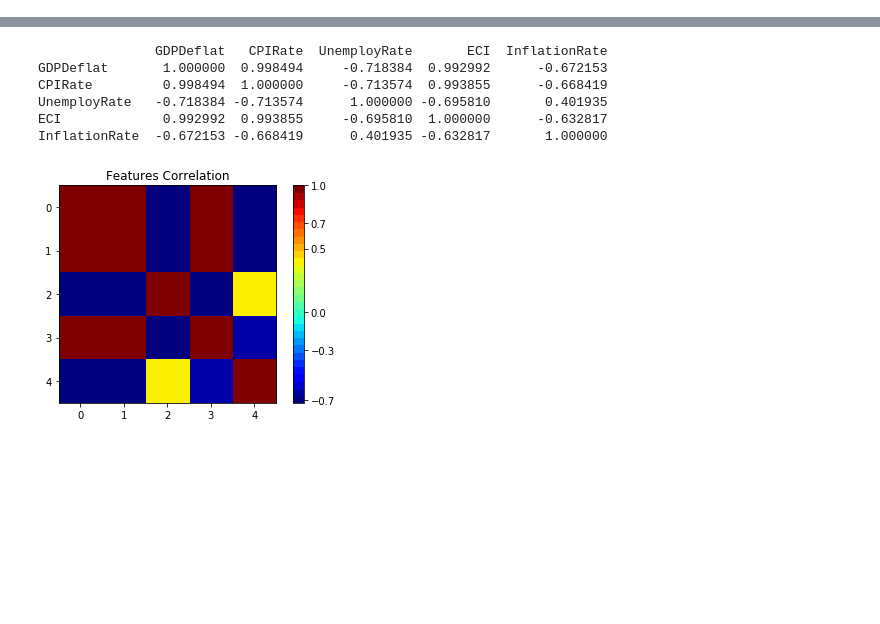
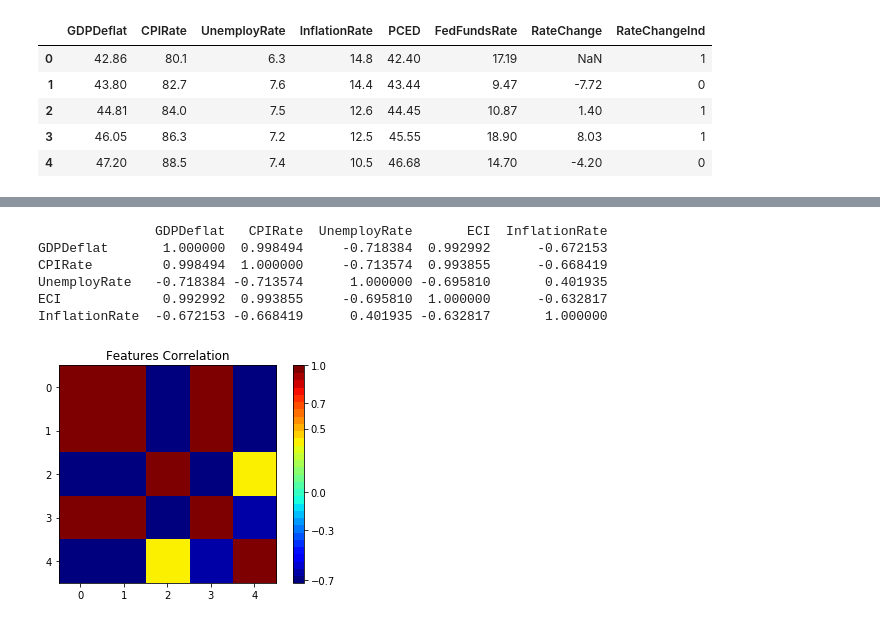
Before and after one commit to shehio/FED-Interest-Rate, a Jupyter notebook: code/model_interest_rate.ipynb, the cells around one changed output, grey strips where cells are left out. Cells and saved outputs as stored; diff of their text form; code cells hidden in the pictures; blank space fills up the shorter version.

```diff
--- a/code/model_interest_rate.ipynb
+++ b/code/model_interest_rate.ipynb
@@ -1,8 +1,16 @@
 # %%
 import pandas as pd
 
 fedrate_df = pd.read_csv(r"C:\Users\home\workspace\FED-Interest-Rate\data\FedReserveQuarterlyTrainingData.csv")
 test_data = pd.read_csv(r"C:\Users\home\workspace\FED-Interest-Rate\data\FedReserveQuarterlyTestData.csv")
+fedrate_df.head()
+# %% [output]
+|  | GDPDeflat | CPIRate | UnemployRate | InflationRate | PCED | FedFundsRate | RateChange | RateChangeInd |
+| 0 | 42.86 | 80.1 | 6.3 | 14.8 | 42.40 | 17.19 | NaN | 1 |
+| 1 | 43.80 | 82.7 | 7.6 | 14.4 | 43.44 | 9.47 | -7.72 | 0 |
+| 2 | 44.81 | 84.0 | 7.5 | 12.6 | 44.45 | 10.87 | 1.40 | 1 |
+| 3 | 46.05 | 86.3 | 7.2 | 12.5 | 45.55 | 18.90 | 8.03 | 1 |
+| 4 | 47.20 | 88.5 | 7.4 | 10.5 | 46.68 | 14.70 | -4.20 | 0 |
 # %%
 import statsmodels.api as sm
 from sklearn.linear_model import LinearRegression
```
Also changed, not shown: parts of 11 cells of this notebook.
